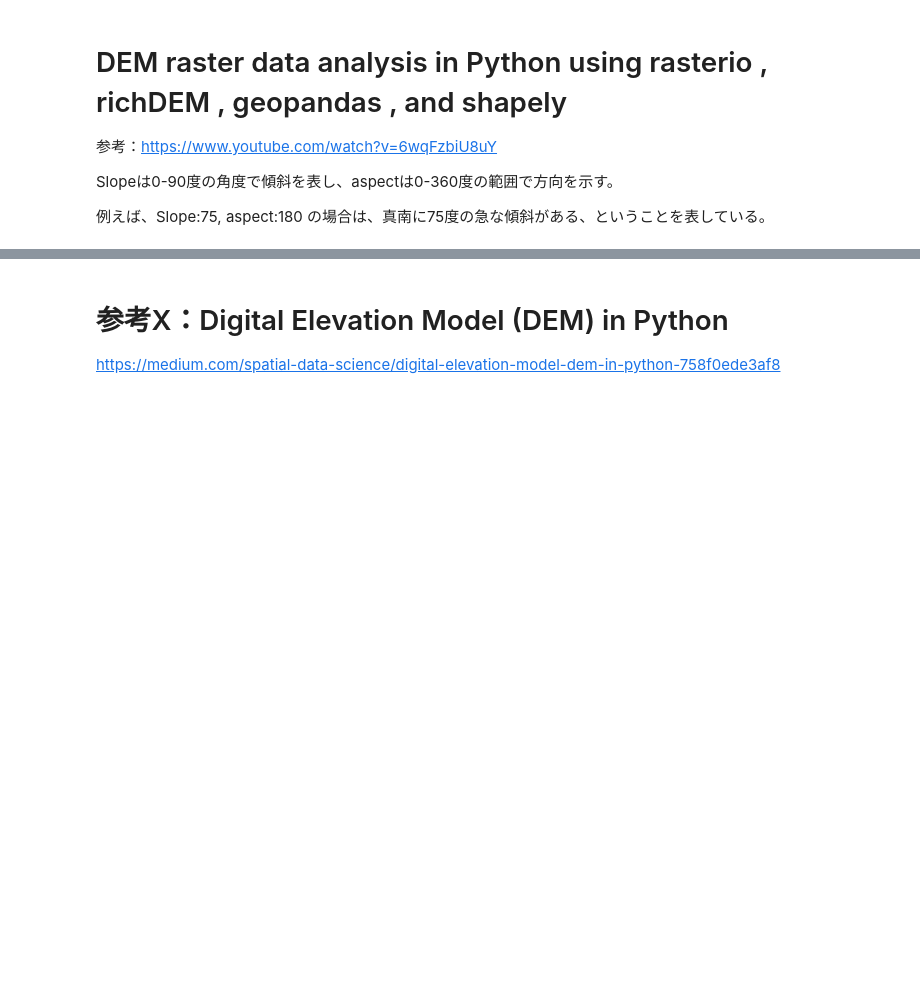
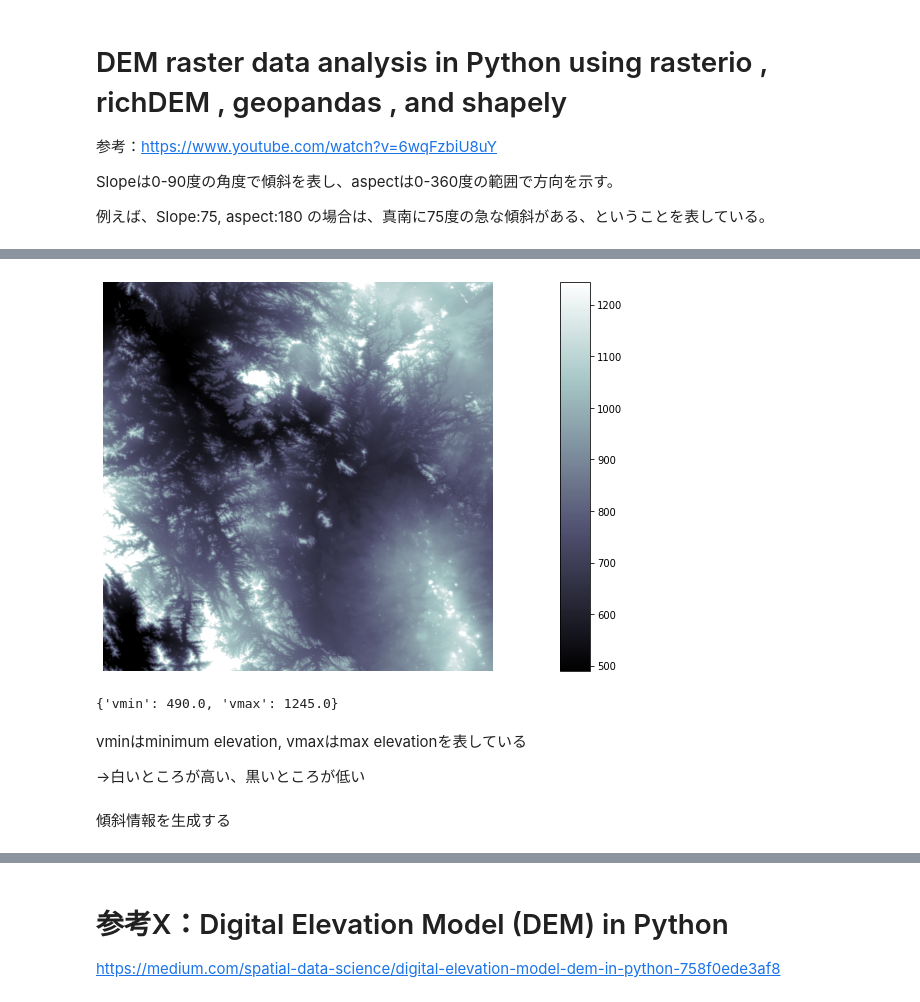
Before and after one commit to detethcotaf/notebooks_satellite_data, a Jupyter notebook: dataManipulation/trial_DEM.ipynb, the cells around one changed output, grey strips where cells are left out. Drawn from its saved outputs; the diff is of its cells as text; code cells hidden in the pictures; blank space fills up the shorter version.

```diff
--- a/dataManipulation/trial_DEM.ipynb
+++ b/dataManipulation/trial_DEM.ipynb
@@ -40,0 +34,3 @@ ModuleNotFoundError: No module named 'richdem'
+# %%
+dem_sample = rasterio.open('./dem_sample.tif')
+dem_sample
@@ -40,0 +67,5 @@ ModuleNotFoundError: No module named 'richdem'
+# %%
+# バンド１の数値を得る
+# その際intで取得されるので今後の計算のためにfloatに変換しておく
+dem_band1 = dem_sample.read(1).astype(float)
+dem_band1
@@ -40,0 +97,3 @@ ModuleNotFoundError: No module named 'richdem'
+# %%
+richdem_sample = rd.rdarray(dem_band1, no_data=-9999)
+richdem_sample
@@ -40,0 +108,12 @@ ModuleNotFoundError: No module named 'richdem'
+# %%
+# plot the richdem object
+rd.rdShow(richdem_sample, axes=False, cmap='bone', figsize=(9,6))
+# %% [output]
+[figure, added]
+{'vmin': 490.0, 'vmax': 1245.0}
+# %% [markdown]
+vminはminimum elevation, vmaxはmax elevationを表している
+
+→白いところが高い、黒いところが低い
+# %% [markdown]
+傾斜情報を生成する
```
Also changed, not shown: parts of 48 cells of this notebook, 2 other files.
